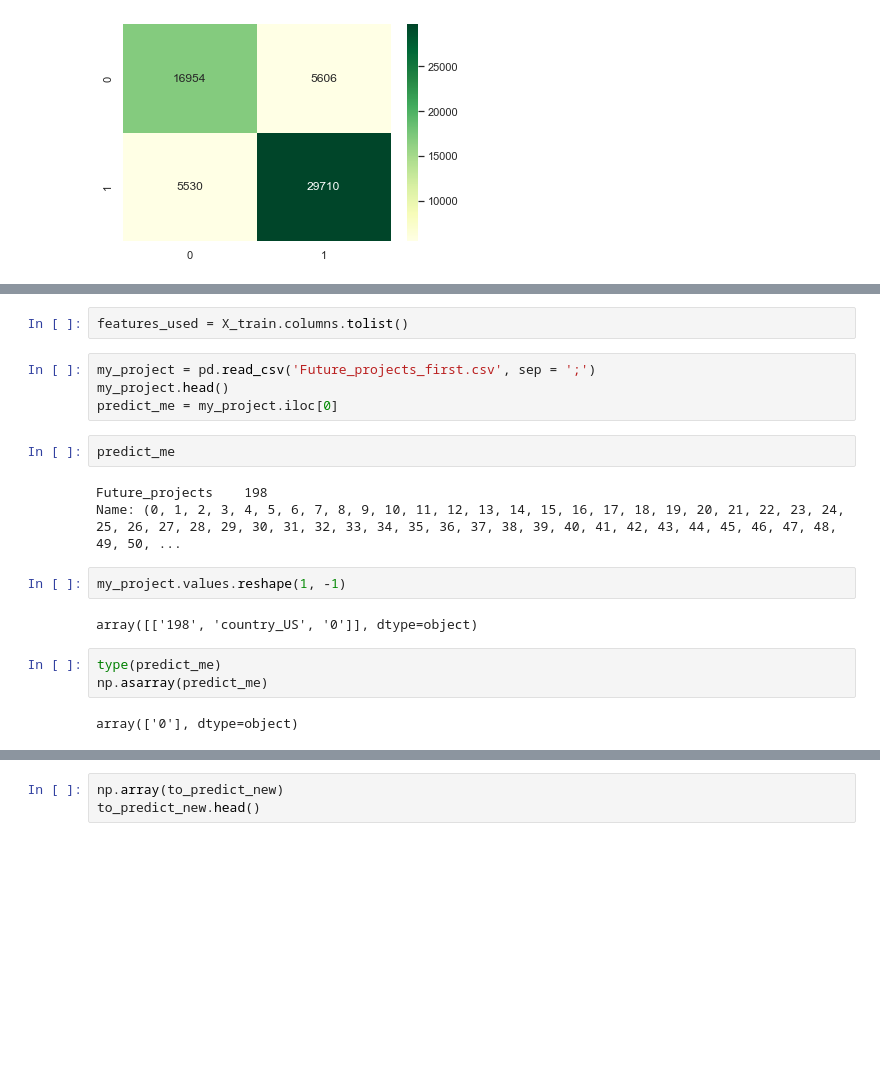
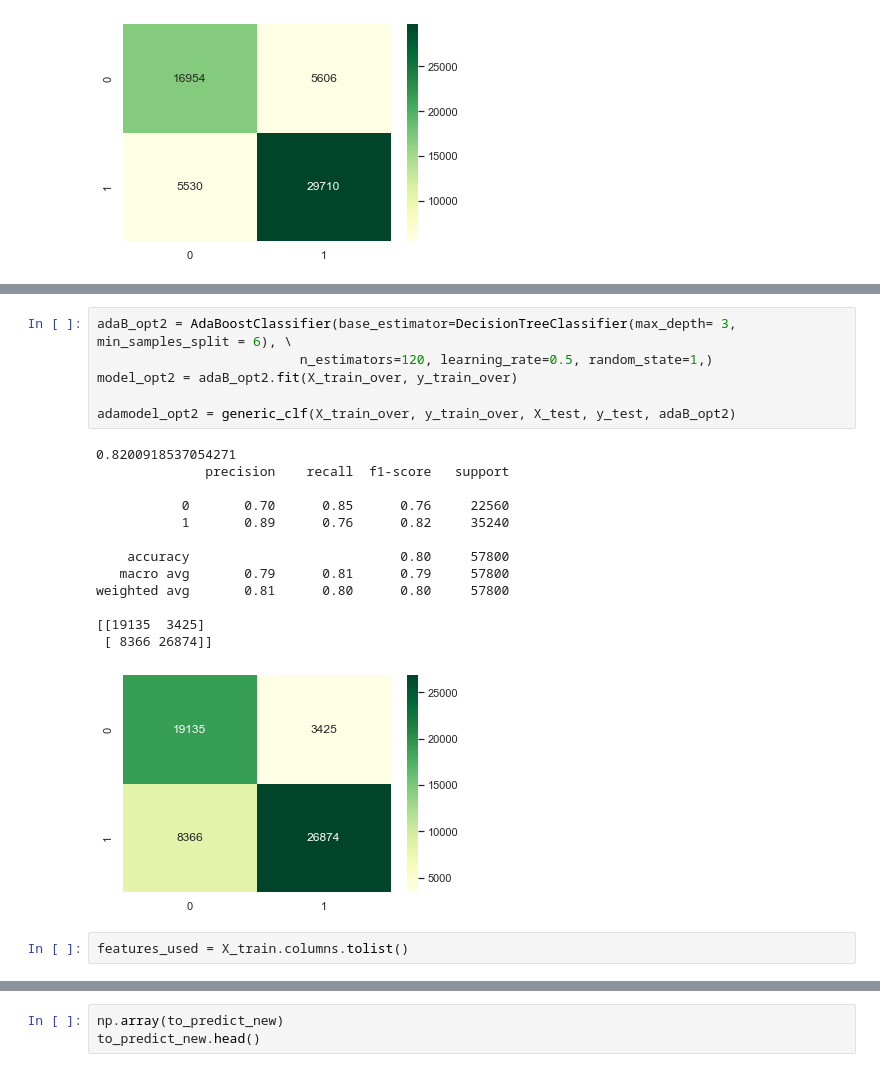
Before and after one commit to ttothea/Kickstarter-Campaign-Success-Predictor, a Jupyter notebook: 03a_Kristin.ipynb, the cells around one changed output, grey strips where cells are left out. Cells and saved outputs as stored; diff of their text form; blank space fills up the shorter version.

```diff
--- a/03a_Kristin.ipynb
+++ b/03a_Kristin.ipynb
@@ -906,20 +676,22 @@ weighted avg       0.81      0.81      0.81     57800
+# %%
+adaB_opt2 = AdaBoostClassifier(base_estimator=DecisionTreeClassifier(max_depth= 3, min_samples_split = 6), \
+                          n_estimators=120, learning_rate=0.5, random_state=1,)
+model_opt2 = adaB_opt2.fit(X_train_over, y_train_over)
+
+adamodel_opt2 = generic_clf(X_train_over, y_train_over, X_test, y_test, adaB_opt2)
+# %% [output]
+0.8200918537054271
+              precision    recall  f1-score   support
+
+           0       0.70      0.85      0.76     22560
+           1       0.89      0.76      0.82     35240
+
+    accuracy                           0.80     57800
+   macro avg       0.79      0.81      0.79     57800
+weighted avg       0.81      0.80      0.80     57800
+
+[[19135  3425]
+ [ 8366 26874]]
+[figure, added]
 # %%
 features_used = X_train.columns.tolist()
-# %%
-my_project = pd.read_csv('Future_projects_first.csv', sep = ';')
-my_project.head()
-predict_me = my_project.iloc[0]
-# %%
-predict_me
-# %% [output]
-Future_projects    198
-Name: (0, 1, 2, 3, 4, 5, 6, 7, 8, 9, 10, 11, 12, 13, 14, 15, 16, 17, 18, 19, 20, 21, 22, 23, 24, 25, 26, 27, 28, 29, 30, 31, 32, 33, 34, 35, 36, 37, 38, 39, 40, 41, 42, 43, 44, 45, 46, 47, 48, 49, 50, ...
-# %%
-my_project.values.reshape(1, -1)
-# %% [output]
-array([['198', 'country_US', '0']], dtype=object)
-# %%
-type(predict_me)
-np.asarray(predict_me)
-# %% [output]
-array(['0'], dtype=object)
```
Also changed, not shown: parts of 105 cells of this notebook.
